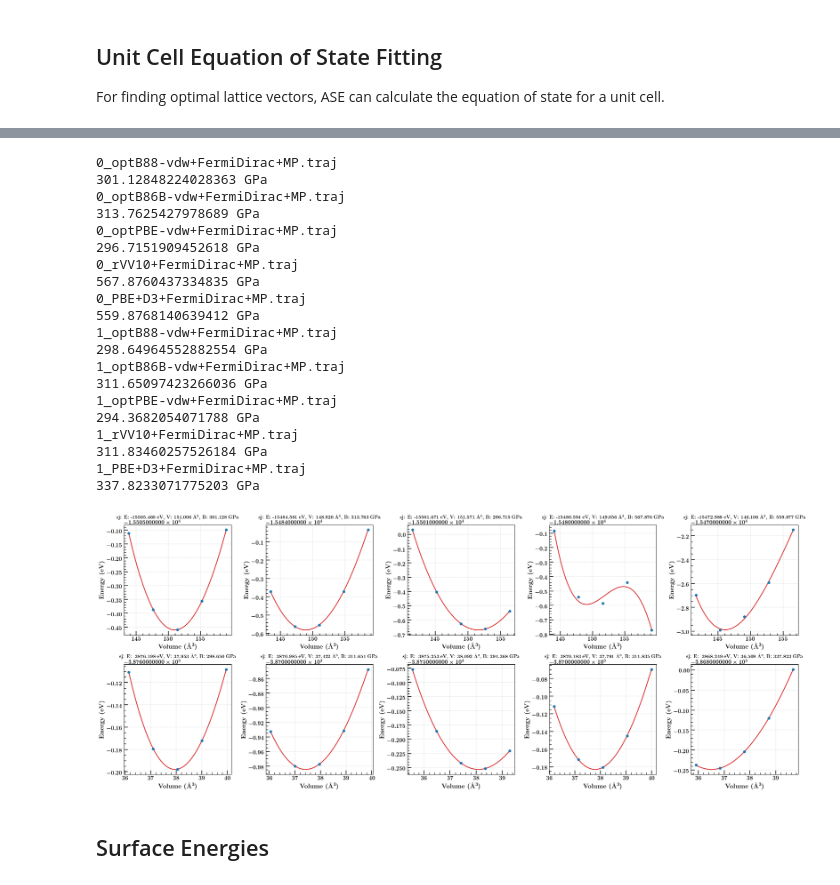
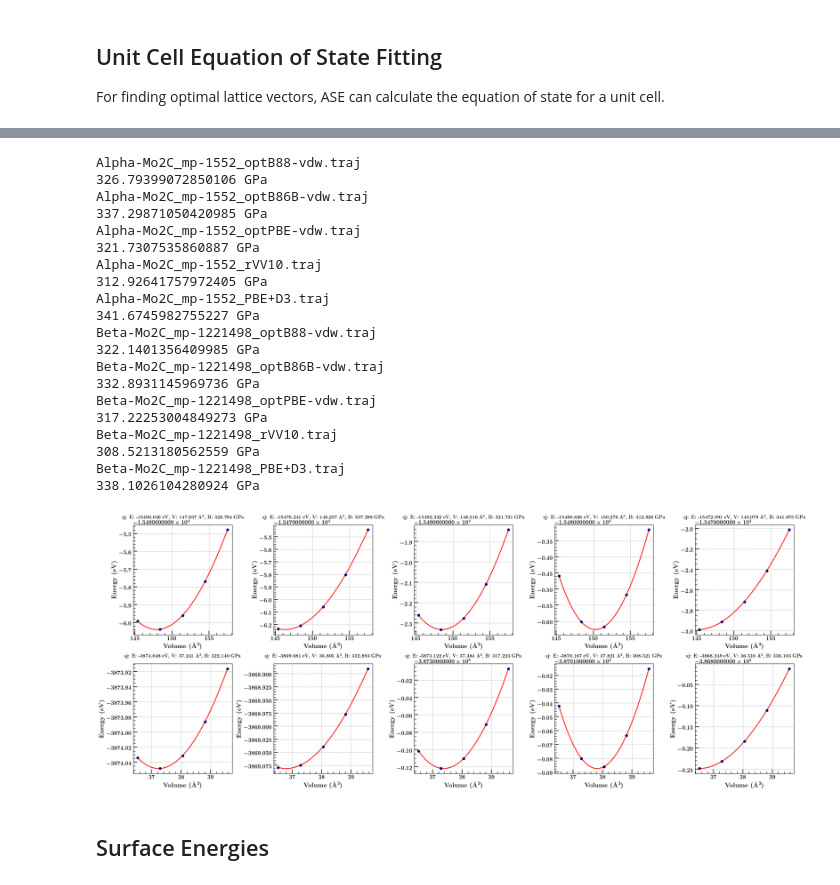
Before and after one commit to potus28/MSELProjects, a Jupyter notebook: NSF/SurfacesAndBulk/TMC.ipynb, the cells around one changed output, grey strips where cells are left out. Cells and saved outputs as stored; diff of their text form; code cells hidden in the pictures.

```diff
--- a/NSF/SurfacesAndBulk/TMC.ipynb
+++ b/NSF/SurfacesAndBulk/TMC.ipynb
@@ -300,16 +297,18 @@ def MyEOSFitting(atoms, db, fh, functional):
 alpha = read("../../Resources/cif/tmc/Alpha-Mo2C_mp-1552_conventional_standard.cif")
 beta = read("../../Resources/cif/tmc/Beta-Mo2C_mp-1221498_conventional_standard.cif")
 
-metals = [alpha, beta]
-functionals = ["optB88-vdw+FermiDirac+MP",
-               "optB86B-vdw+FermiDirac+MP",
-               "optPBE-vdw+FermiDirac+MP",
-               "rVV10+FermiDirac+MP",
-              "PBE+D3+FermiDirac+MP"]
+metals = ["Alpha-Mo2C_mp-1552", "Beta-Mo2C_mp-1221498"]
+
+functionals = ["optB88-vdw",
+               "optB86B-vdw",
+               "optPBE-vdw",
+               "rVV10",
+              "PBE+D3"]
 # %%
 db = connect('bulk.db')
-for m_idx in range(0, len(metals)):
+for m in metals:
     for f in functionals:
-        fh = str(m_idx) + "_" + f
-        MyEOSFitting(metals[m_idx],db,fh,f)
+        metal = read("../../Resources/cif/tmc/"+m+"_conventional_standard.cif")
+        fh = m + "_" + f
+        MyEOSFitting(metal,db,fh,m, f)
 # %% [output]
@@ -318,51 +316,55 @@ for m_idx in range(0, len(metals)):
 # %%
+nr = len(metals)
+nc = len(functionals)
+fig, ax = plt.subplots(nrows=nr, ncols=nc, figsize=(5*nc,5*nr))
 
-fig, ax = plt.subplots(nrows=2, ncols=5, figsize=(25,10))
-for m_idx in range(0, len(metals)):
-    for f_idx in range(0, len(functionals)):
+m_idx = 0
+for m in metals:
+    f_idx = 0
+    for f in functionals:
 
-        m = str(m_idx)
-        f = functionals[f_idx]
-
-        fh = str(m_idx) + "_" + f
+        fh = m + "_" + f
         file = fh+".traj"
         configs = Trajectory(file)
 
         # Extract volumes and energies:
         volumes = [a.get_volume() for a in configs]
         energies = [a.get_potential_energy() for a in configs]
         eos = EquationOfState(volumes, energies)
         v0, e0, B = eos.fit()
 
         print(file)
         print(B / kJ * 1.0e24, 'GPa')
         eos.plot(ax=ax[m_idx][f_idx],show=False)
 
+        f_idx += 1
+    m_idx += 1
+
 plt.tight_layout()
 plt.savefig("eos.png")
 plt.show()
 # %% [output]
-0_optB88-vdw+FermiDirac+MP.traj
-301.12848224028363 GPa
-0_optB86B-vdw+FermiDirac+MP.traj
-313.7625427978689 GPa
-0_optPBE-vdw+FermiDirac+MP.traj
-296.7151909452618 GPa
-0_rVV10+FermiDirac+MP.traj
-567.8760437334835 GPa
-0_PBE+D3+FermiDirac+MP.traj
-559.8768140639412 GPa
-1_optB88-vdw+FermiDirac+MP.traj
-298.64964552882554 GPa
-1_optB86B-vdw+FermiDirac+MP.traj
-311.65097423266036 GPa
-1_optPBE-vdw+FermiDirac+MP.traj
-294.3682054071788 GPa
-1_rVV10+FermiDirac+MP.traj
-311.83460257526184 GPa
-1_PBE+D3+FermiDirac+MP.traj
-337.8233071775203 GPa
+Alpha-Mo2C_mp-1552_optB88-vdw.traj
+326.79399072850106 GPa
+Alpha-Mo2C_mp-1552_optB86B-vdw.traj
+337.29871050420985 GPa
+Alpha-Mo2C_mp-1552_optPBE-vdw.traj
+321.7307535860887 GPa
+Alpha-Mo2C_mp-1552_rVV10.traj
+312.92641757972405 GPa
+Alpha-Mo2C_mp-1552_PBE+D3.traj
+341.6745982755227 GPa
+Beta-Mo2C_mp-1221498_optB88-vdw.traj
+322.1401356409985 GPa
+Beta-Mo2C_mp-1221498_optB86B-vdw.traj
+332.8931145969736 GPa
+Beta-Mo2C_mp-1221498_optPBE-vdw.traj
+317.22253004849273 GPa
+Beta-Mo2C_mp-1221498_rVV10.traj
+308.5213180562559 GPa
+Beta-Mo2C_mp-1221498_PBE+D3.traj
+338.1026104280924 GPa
-[figure, old version]
+[figure, new version]
 # %% [markdown]
 ## Surface Energies
 # %%
```
Also changed, not shown: parts of 7 cells of this notebook.
